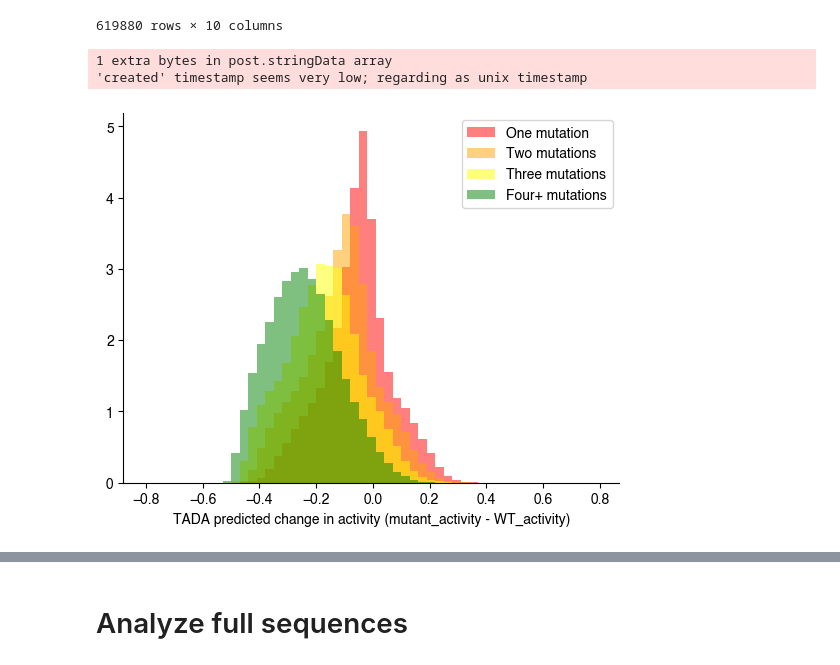
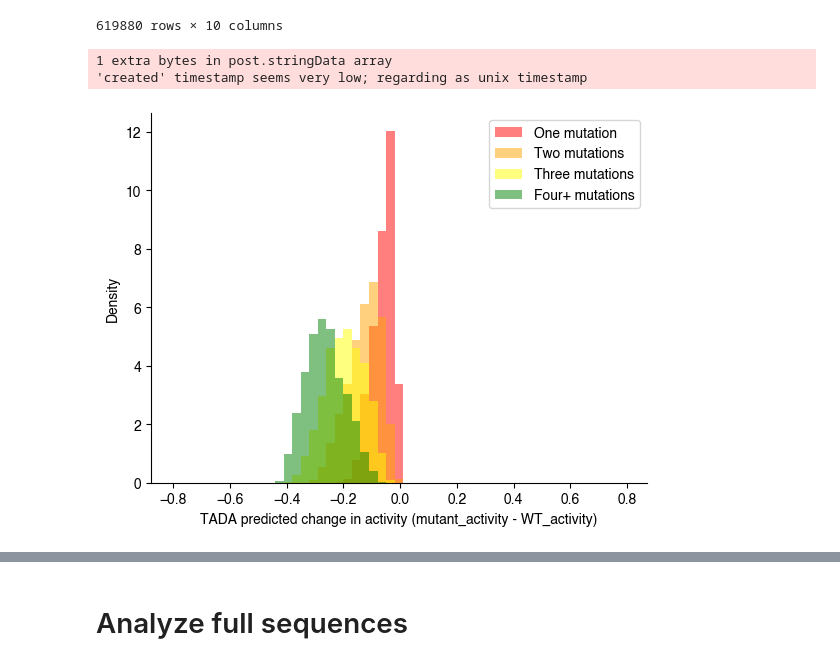
Before and after one commit to staller-lab/Gcn4-evolution, a Jupyter notebook: generate_mutations_TADA.ipynb, the cells around one changed output, grey strips where cells are left out. Drawn from its saved outputs; the diff is of its cells as text; code cells hidden in the pictures.

```diff
--- a/generate_mutations_TADA.ipynb
+++ b/generate_mutations_TADA.ipynb
@@ -303,25 +380,26 @@ merged_data
 # %%
-merged_data = tile_predictions_1.merge(tile_predictions_0, on="names", how="outer")
-merged_data["activity_difference"] = merged_data["tada_preds_x"] - merged_data["tada_preds_y"]
-plt.hist(merged_data["activity_difference"], label="One mutation", density=True, alpha=0.5, bins=np.arange(-0.8,0.8, 0.03), color=color_dict[1])
+# merged_data = tile_predictions_1.merge(tile_predictions_0, on="names", how="outer")
+merged_data_1["activity_difference"] = merged_data_1["tada_preds_x"] - merged_data_1["tada_preds_y"]
+plt.hist(merged_data_1["activity_difference"], label="One mutation", density=True, alpha=0.5, bins=np.arange(-0.8,0.8, 0.03), color=color_dict[1])
 
-merged_data = tile_predictions_2.merge(tile_predictions_0, on="names", how="outer")
-merged_data["activity_difference"] = merged_data["tada_preds_x"] - merged_data["tada_preds_y"]
-plt.hist(merged_data["activity_difference"], label="Two mutations", density=True, alpha=0.5, bins=np.arange(-0.8,0.8, 0.03), color=color_dict[2])
+# merged_data_2 = tile_predictions_2.merge(tile_predictions_0, on="names", how="outer")
+merged_data_2["activity_difference"] = merged_data_2["tada_preds_x"] - merged_data_2["tada_preds_y"]
+plt.hist(merged_data_2["activity_difference"], label="Two mutations", density=True, alpha=0.5, bins=np.arange(-0.8,0.8, 0.03), color=color_dict[2])
 
-merged_data = tile_predictions_3.merge(tile_predictions_0, on="names", how="outer")
-merged_data["activity_difference"] = merged_data["tada_preds_x"] - merged_data["tada_preds_y"]
-plt.hist(merged_data["activity_difference"], label="Three mutations", density=True, alpha=0.5, bins=np.arange(-0.8,0.8, 0.03), color=color_dict[3])
+# merged_data = tile_predictions_3.merge(tile_predictions_0, on="names", how="outer")
+merged_data_3["activity_difference"] = merged_data_3["tada_preds_x"] - merged_data_3["tada_preds_y"]
+plt.hist(merged_data_3["activity_difference"], label="Three mutations", density=True, alpha=0.5, bins=np.arange(-0.8,0.8, 0.03), color=color_dict[3])
 
-merged_data = pd.concat([tile_predictions_4, tile_predictions_5, tile_predictions_6, tile_predictions_7, tile_predictions_8]).merge(tile_predictions_0, on="names", how="outer")
-merged_data["activity_difference"] = merged_data["tada_preds_x"] - merged_data["tada_preds_y"]
-plt.hist(merged_data["activity_difference"], label="Four+ mutations", density=True, alpha=0.5, bins=np.arange(-0.8,0.8, 0.03), color=color_dict[4])
+# merged_data = pd.concat([tile_predictions_4, tile_predictions_5, tile_predictions_6, tile_predictions_7, tile_predictions_8]).merge(tile_predictions_0, on="names", how="outer")
+merged_data_4["activity_difference"] = merged_data_4["tada_preds_x"] - merged_data_4["tada_preds_y"]
+plt.hist(merged_data_4["activity_difference"], label="Four+ mutations", density=True, alpha=0.5, bins=np.arange(-0.8,0.8, 0.03), color=color_dict[4])
 
 
 plt.xlabel("TADA predicted change in activity (mutant_activity - WT_activity)")
+plt.ylabel("Density")
 plt.legend()
 plt.savefig("TADA_predicted_change_mutation_activity.pdf")
 # %% [output]
 1 extra bytes in post.stringData array
 'created' timestamp seems very low; regarding as unix timestamp
-[figure, old version]
+[figure, new version]
```
Also changed, not shown: parts of 17 cells of this notebook, 2 other files.
